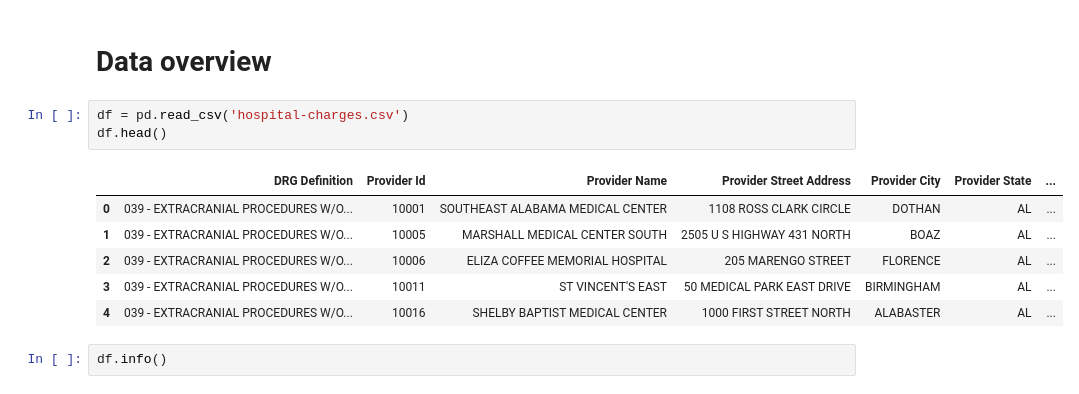
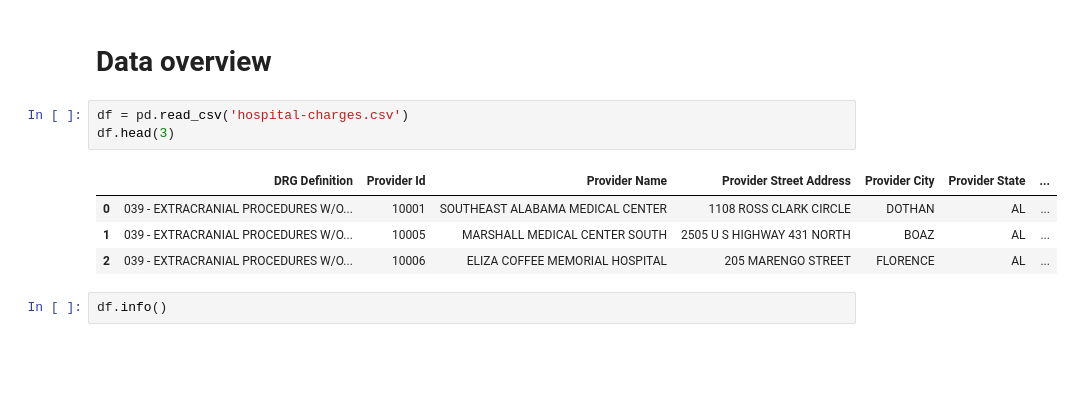
Before and after one commit to isabelyb/hospital_charges_USA, a Jupyter notebook: charges_hospital_USA.ipynb, the cells around one changed output. Cells and saved outputs as stored; diff of their text form; blank space fills up the shorter version.

Commit message:
Answer first question

```diff
--- a/charges_hospital_USA.ipynb
+++ b/charges_hospital_USA.ipynb
@@ -5,14 +12,12 @@ import pandas_bokeh
 # Data overview
 # %%
 df = pd.read_csv('hospital-charges.csv')
-df.head()
+df.head(3)
 # %% [output]
 |  | DRG Definition | Provider Id | Provider Name | Provider Street Address | Provider City | Provider State | ... |
 | 0 | 039 - EXTRACRANIAL PROCEDURES W/O... | 10001 | SOUTHEAST ALABAMA MEDICAL CENTER | 1108 ROSS CLARK CIRCLE | DOTHAN | AL | ... |
 | 1 | 039 - EXTRACRANIAL PROCEDURES W/O... | 10005 | MARSHALL MEDICAL CENTER SOUTH | 2505 U S HIGHWAY 431 NORTH | BOAZ | AL | ... |
 | 2 | 039 - EXTRACRANIAL PROCEDURES W/O... | 10006 | ELIZA COFFEE MEMORIAL HOSPITAL | 205 MARENGO STREET | FLORENCE | AL | ... |
-| 3 | 039 - EXTRACRANIAL PROCEDURES W/O... | 10011 | ST VINCENT'S EAST | 50 MEDICAL PARK EAST DRIVE | BIRMINGHAM | AL | ... |
-| 4 | 039 - EXTRACRANIAL PROCEDURES W/O... | 10016 | SHELBY BAPTIST MEDICAL CENTER | 1000 FIRST STREET NORTH | ALABASTER | AL | ... |
 # %%
 df.info()
 # %% [output]
```
Also changed, not shown: parts of 13 cells of this notebook, 1 other file.
